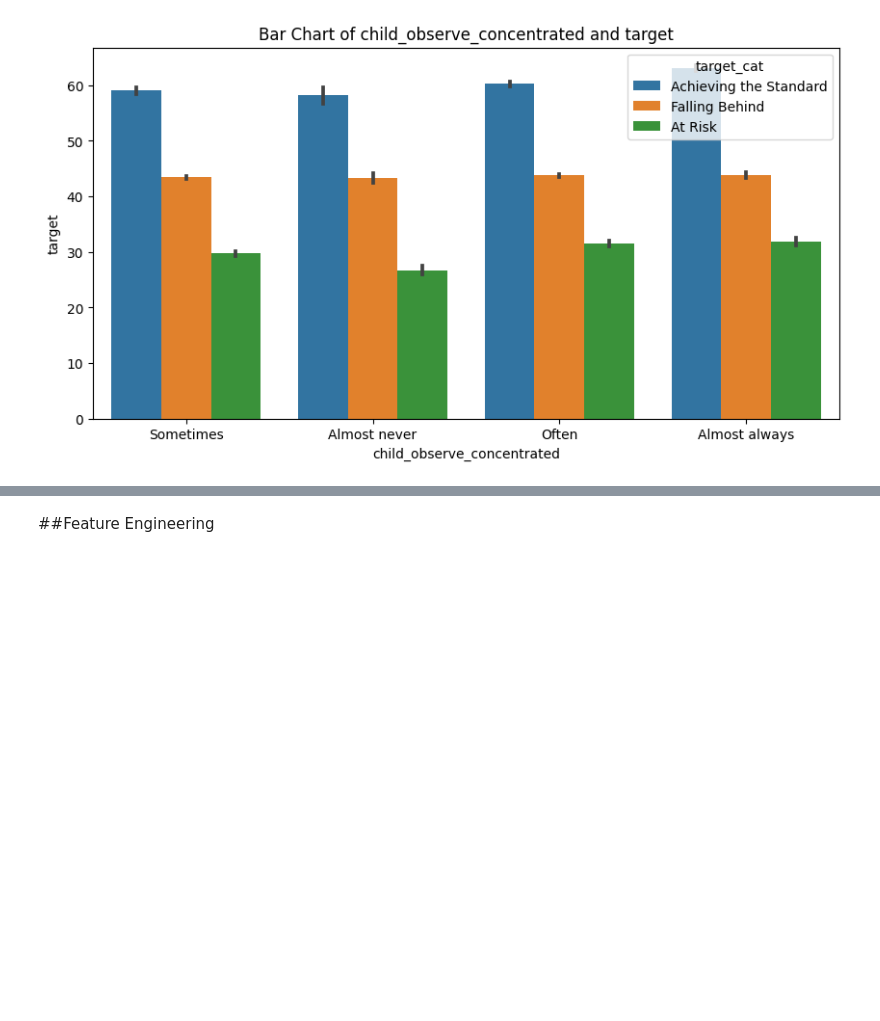
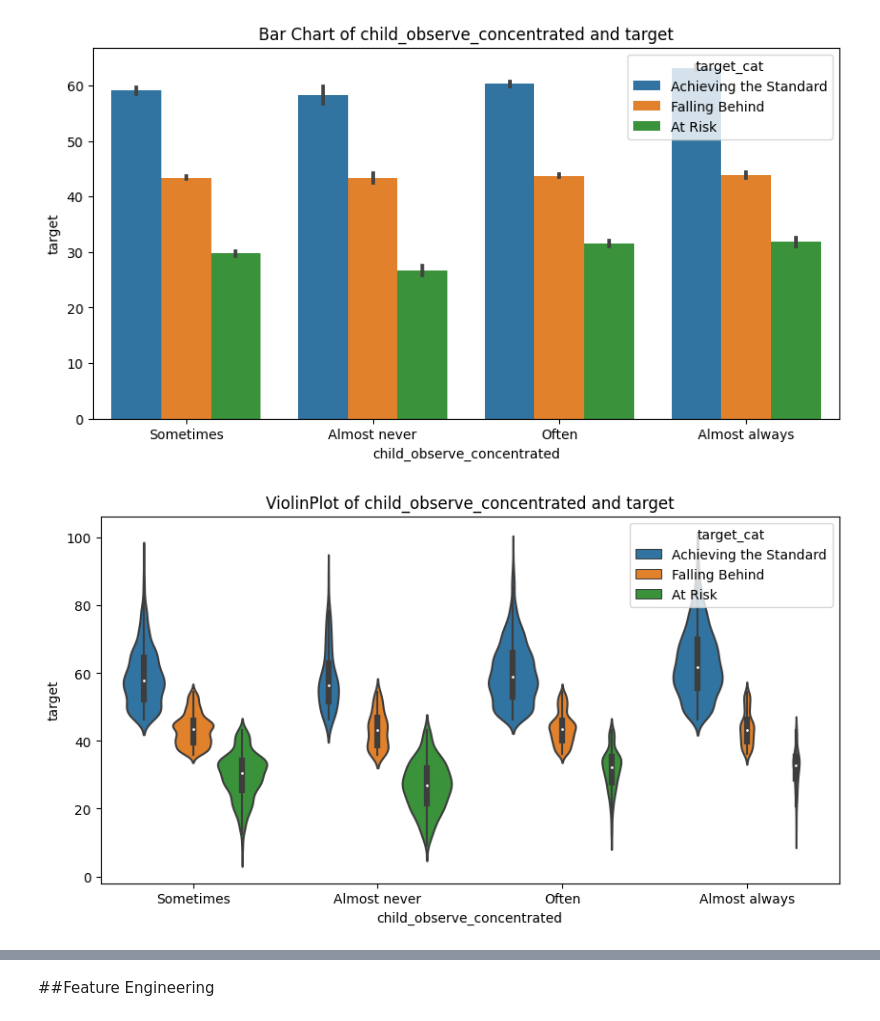
Before and after one commit to emms204/DataDrive2030-Early-Learning-Predictors-, a Jupyter notebook: DataDrive2030_Early_Learning_Predictors_Challenge.ipynb, the cells around one changed output, grey strips where cells are left out. Drawn from its saved outputs; the diff is of its cells as text; code cells hidden in the pictures; blank space fills up the shorter version.

```diff
--- a/DataDrive2030_Early_Learning_Predictors_Challenge.ipynb
+++ b/DataDrive2030_Early_Learning_Predictors_Challenge.ipynb
@@ -906,5 +798,0 @@ Logic_ops = Train[['child_observe_attentive','child_observe_concentrated','child
-# %%
-Train['AND_Observe'] = Logic_ops.apply(lambda row: row[0])
-Train['OR_Observe'] = Logic_ops.apply(lambda row: row[1])
-Train['NAND_Observe'] = Logic_ops.apply(lambda row: row[2])
-Train['NOR_Observe'] = Logic_ops.apply(lambda row: row[3])
@@ -920,3 +804,7 @@ barchart(Train['child_observe_concentrated'],Train['target'])
 stack_barchart(Train['child_observe_concentrated'],Train['target'],hue=Train['target_cat'])
 # %% [output]
 [figure]
+# %%
+violinplot(Train['child_observe_concentrated'],Train['target'],hue=Train['target_cat'],scale='count')
+# %% [output]
+[figure, added]
```
Also changed, not shown: parts of 47 cells of this notebook.
